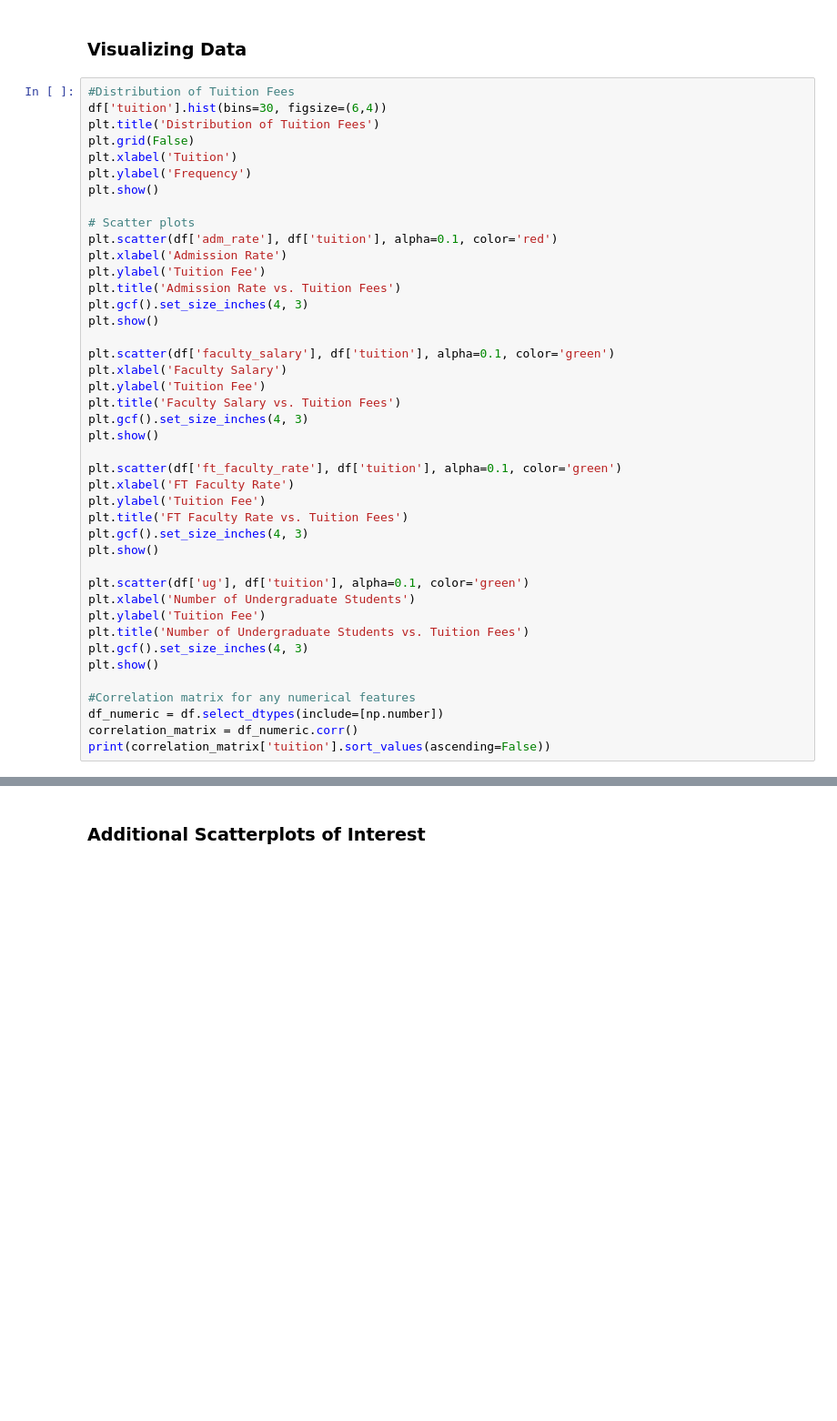
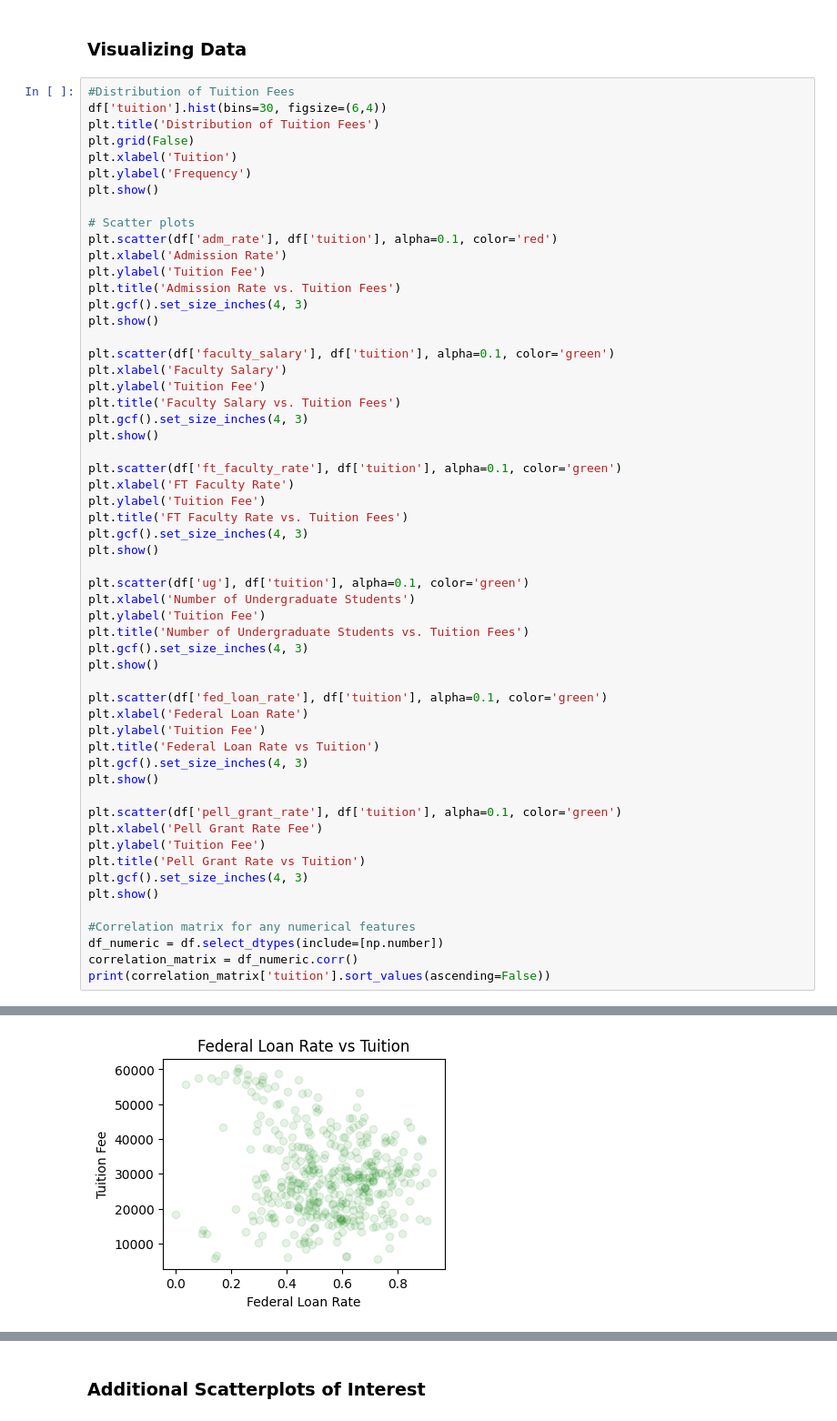
Before and after one commit to VarunBondugula/StatisticalLearning-PredictionModel, a Jupyter notebook: Final Project.ipynb, the cells around one changed output, grey strips where cells are left out. Shown at 91% size. Drawn from its saved outputs; the diff is of its cells as text; blank space fills up the shorter version.

```diff
--- a/Final Project.ipynb
+++ b/Final Project.ipynb
@@ -61,30 +56,45 @@ plt.scatter(df['faculty_salary'], df['tuition'], alpha=0.1, color='green')
 plt.xlabel('Faculty Salary')
 plt.ylabel('Tuition Fee')
 plt.title('Faculty Salary vs. Tuition Fees')
 plt.gcf().set_size_inches(4, 3)
 plt.show()
 
 plt.scatter(df['ft_faculty_rate'], df['tuition'], alpha=0.1, color='green')
 plt.xlabel('FT Faculty Rate')
 plt.ylabel('Tuition Fee')
 plt.title('FT Faculty Rate vs. Tuition Fees')
 plt.gcf().set_size_inches(4, 3)
 plt.show()
 
 plt.scatter(df['ug'], df['tuition'], alpha=0.1, color='green')
 plt.xlabel('Number of Undergraduate Students')
 plt.ylabel('Tuition Fee')
 plt.title('Number of Undergraduate Students vs. Tuition Fees')
 plt.gcf().set_size_inches(4, 3)
 plt.show()
 
+plt.scatter(df['fed_loan_rate'], df['tuition'], alpha=0.1, color='green')
+plt.xlabel('Federal Loan Rate')
+plt.ylabel('Tuition Fee')
+plt.title('Federal Loan Rate vs Tuition')
+plt.gcf().set_size_inches(4, 3)
+plt.show()
+
+plt.scatter(df['pell_grant_rate'], df['tuition'], alpha=0.1, color='green')
+plt.xlabel('Pell Grant Rate Fee')
+plt.ylabel('Tuition Fee')
+plt.title('Pell Grant Rate vs Tuition')
+plt.gcf().set_size_inches(4, 3)
+plt.show()
+
 #Correlation matrix for any numerical features
 df_numeric = df.select_dtypes(include=[np.number])
 correlation_matrix = df_numeric.corr()
 print(correlation_matrix['tuition'].sort_values(ascending=False))
 # %% [output]
 [figure]
 [figure]
 [figure]
 [figure]
 [figure]
+[figure, added]
```
Also changed, not shown: parts of 12 cells of this notebook, 1 other file.
